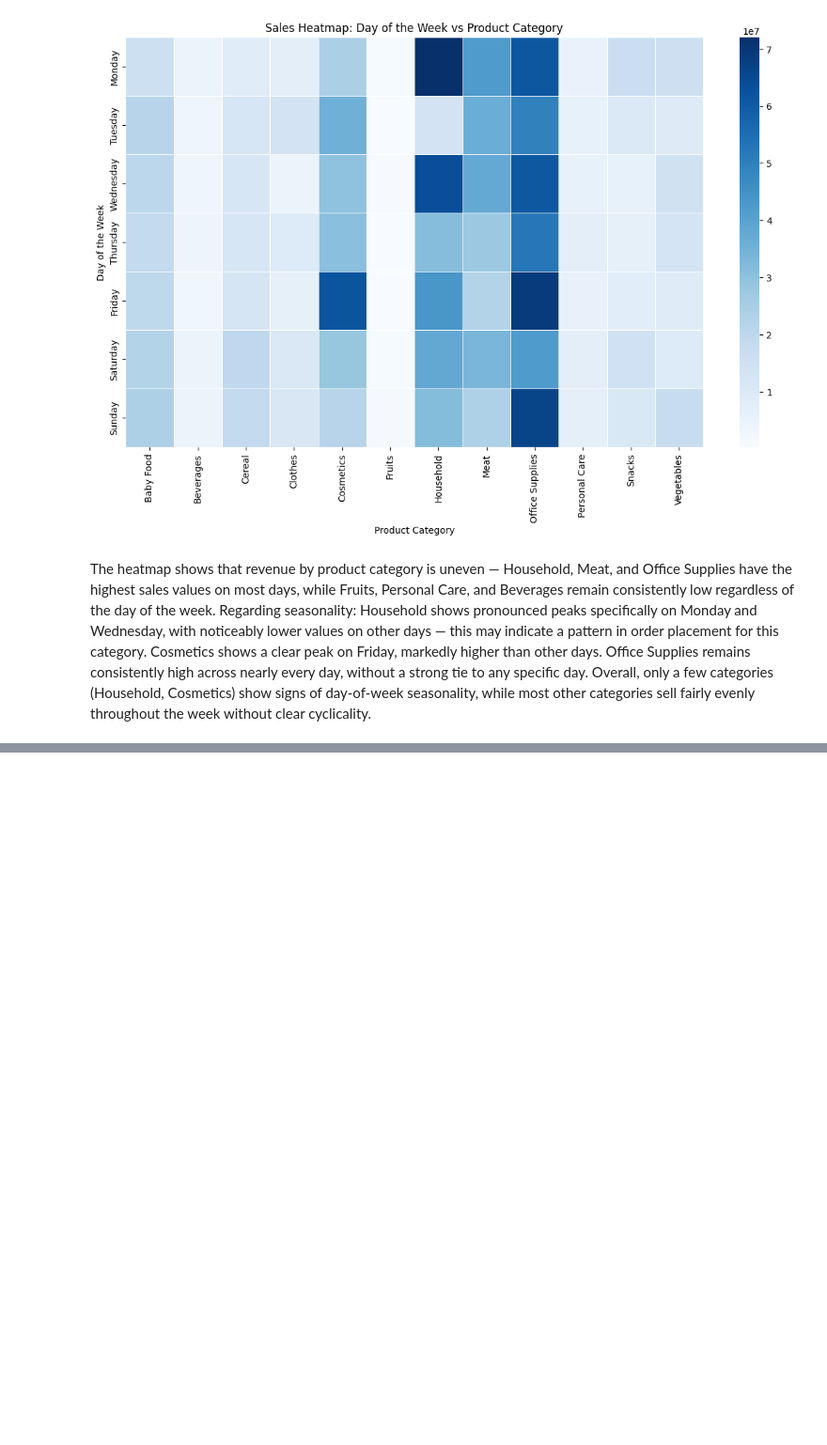
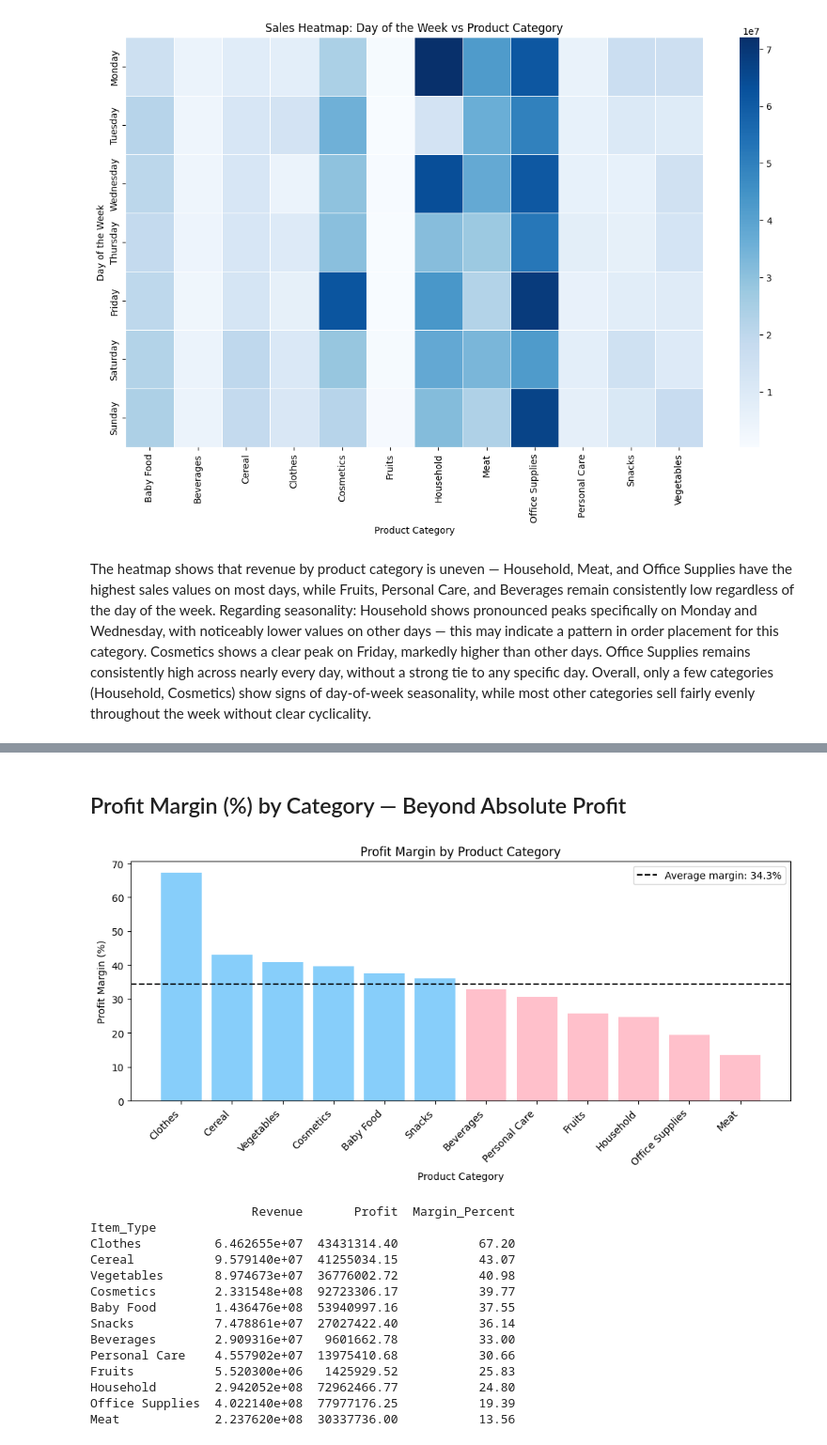
Before and after one commit to KatKolesnyk/python-portfolio, a Jupyter notebook: Global_Sales_Data_Analysis.ipynb, the cells around one changed output, grey strips where cells are left out. Shown at 94% size. Saved outputs shown, nothing was run; the diff lists cells and outputs as text; code cells hidden in the pictures; blank space fills up the shorter version.

```diff
--- a/Global_Sales_Data_Analysis.ipynb
+++ b/Global_Sales_Data_Analysis.ipynb
@@ -755,0 +804,43 @@ The heatmap shows that revenue by product category is uneven — Household, Meat
+# %% [markdown]
+## Profit Margin (%) by Category — Beyond Absolute Profit
+# %%
+# Absolute profit favors high-volume categories. Margin % reveals which
+# categories are actually the most efficient, regardless of scale.
+category_margin = data_full.groupby("Item_Type").agg(
+    Revenue=("Total_Revenue", "sum"),
+    Profit=("Total_Profit", "sum")
+)
+category_margin["Margin_Percent"] = category_margin["Profit"] / category_margin["Revenue"] * 100
+category_margin = category_margin.sort_values("Margin_Percent", ascending=False)
+
+plt.figure(figsize=(10, 5))
+colors = ["lightskyblue" if x >= category_margin["Margin_Percent"].median() else "pink"
+          for x in category_margin["Margin_Percent"]]
+plt.bar(category_margin.index, category_margin["Margin_Percent"], color=colors)
+plt.axhline(category_margin["Margin_Percent"].mean(), color="black", linestyle="--",
+            label=f"Average margin: {category_margin['Margin_Percent'].mean():.1f}%")
+plt.xlabel("Product Category")
+plt.ylabel("Profit Margin (%)")
+plt.title("Profit Margin by Product Category")
+plt.xticks(rotation=45, ha="right")
+plt.legend()
+plt.tight_layout()
+plt.show()
+
+print(category_margin.round(2))
+# %% [output]
+[figure, added]
+                      Revenue       Profit  Margin_Percent
+Item_Type
+Clothes          6.462655e+07  43431314.40           67.20
+Cereal           9.579140e+07  41255034.15           43.07
+Vegetables       8.974673e+07  36776002.72           40.98
+Cosmetics        2.331548e+08  92723306.17           39.77
+Baby Food        1.436476e+08  53940997.16           37.55
+Snacks           7.478861e+07  27027422.40           36.14
+Beverages        2.909316e+07   9601662.78           33.00
+Personal Care    4.557902e+07  13975410.68           30.66
+Fruits           5.520300e+06   1425929.52           25.83
+Household        2.942052e+08  72962466.77           24.80
+Office Supplies  4.022140e+08  77977176.25           19.39
+Meat             2.237620e+08  30337736.00           13.56
```
Also changed, not shown: parts of 9 cells of this notebook.
